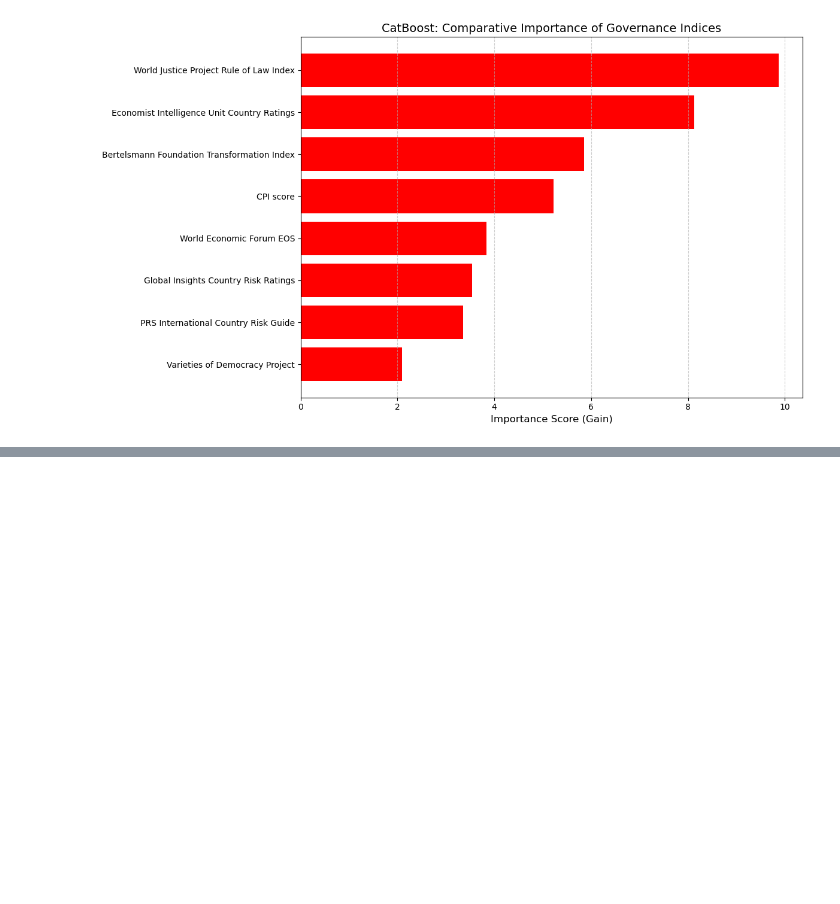
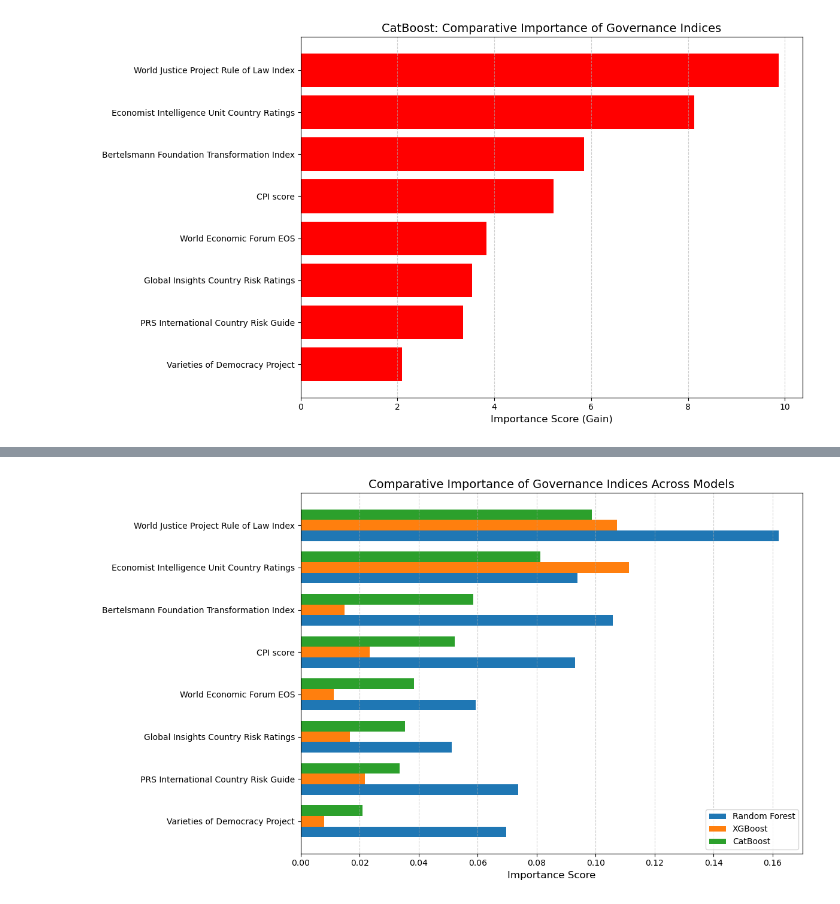
Before and after one commit to p-hall1904/Final-Project, a Jupyter notebook: Final project code.ipynb, the cells around one changed output, grey strips where cells are left out. Saved outputs shown, nothing was run; the diff lists cells and outputs as text; code cells hidden in the pictures; blank space fills up the shorter version.

```diff
--- a/Final project code.ipynb
+++ b/Final project code.ipynb
@@ -410,10 +410,10 @@ RMSE (Avg Error in EPI points): 8.7367
 MAE: 6.9991
 # %%
 # Feature importance visualization
-importances = best_model.feature_importances_
+rf_importances = best_model.feature_importances_
 feature_names = X_train.columns
 
-importance_df = pd.DataFrame({'Index': feature_names, 'Importance': importances})
+importance_df = pd.DataFrame({'Index': feature_names, 'Importance': rf_importances})
 
 # Seperate for only governance scores
 gov_indices = [
@@ -581,0 +628,46 @@ plt.show()
+# %%
+# Side by side comparison of feature importance between the models
+importance_df = pd.DataFrame({
+    'Index': feature_names,
+    'Random Forest': rf_importances,
+    'XGBoost': xgb_importances,
+    'CatBoost': cat_importances
+})
+
+gov_indices = [
+    'CPI score', 'Bertelsmann Foundation Transformation Index',
+    'Economist Intelligence Unit Country Ratings', 'Global Insights Country Risk Ratings',
+    'PRS International Country Risk Guide', 'Varieties of Democracy Project',
+    'World Economic Forum EOS', 'World Justice Project Rule of Law Index'
+]
+
+# Standardize scores for comparison
+importance_df[['Random Forest', 'XGBoost', 'CatBoost']] = (
+    importance_df[['Random Forest', 'XGBoost', 'CatBoost']]
+    .div(importance_df[['Random Forest', 'XGBoost', 'CatBoost']].sum())
+)
+
+gov_df = importance_df[importance_df['Index'].isin(gov_indices)]
+
+gov_df = gov_df.sort_values(by='CatBoost', ascending=True)
+
+y = np.arange(len(gov_df))
+height = 0.25
+
+plt.figure(figsize=(12, 7))
+
+plt.barh(y - height, gov_df['Random Forest'], height=height)
+plt.barh(y, gov_df['XGBoost'], height=height)
+plt.barh(y + height, gov_df['CatBoost'], height=height)
+
+plt.yticks(y, gov_df['Index'])
+plt.title("Comparative Importance of Governance Indices Across Models", fontsize=14)
+plt.xlabel("Importance Score", fontsize=12)
+plt.grid(axis='x', linestyle='--', alpha=0.6)
+
+plt.legend(['Random Forest', 'XGBoost', 'CatBoost'])
+
+plt.tight_layout()
+plt.show()
+# %% [output]
+[figure, added]
```
Also changed, not shown: parts of 2 cells of this notebook, 3 other files.
